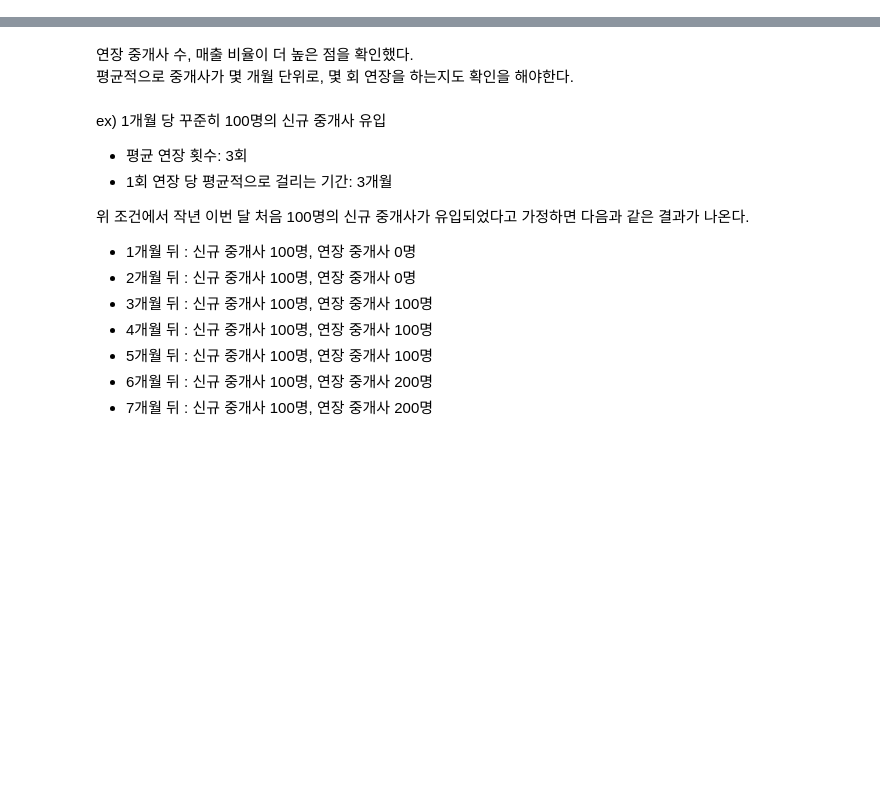
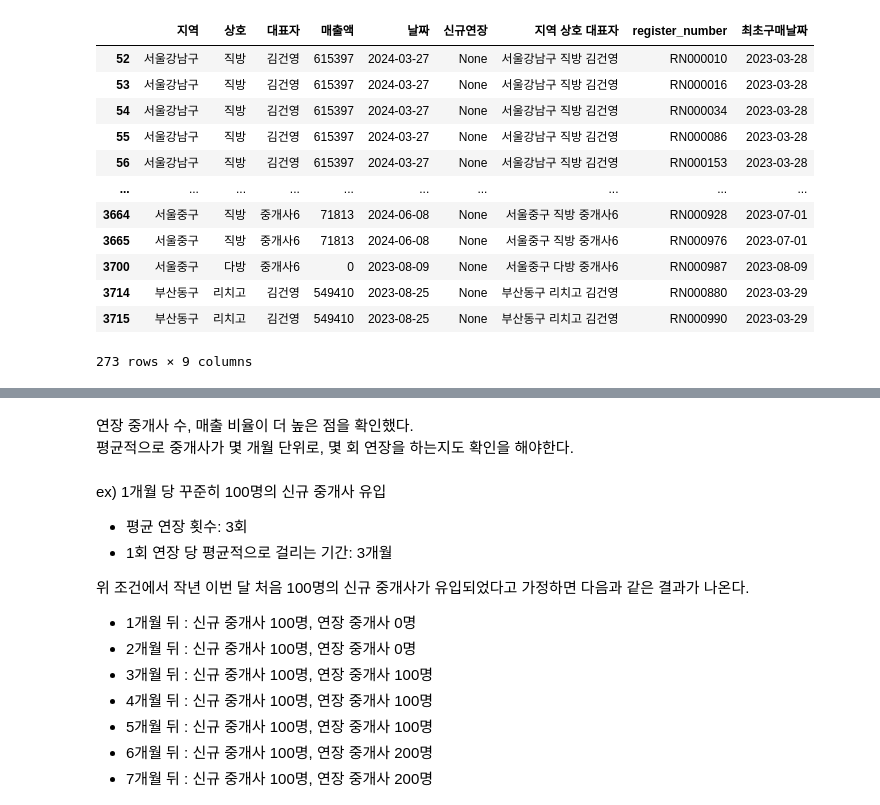
Before and after one commit to kunyoungkim/portfolio, a Jupyter notebook: event_taxonomy/sales_analysis.ipynb, the cells around one changed output, grey strips where cells are left out. Saved outputs shown, nothing was run; the diff lists cells and outputs as text; code cells hidden in the pictures; blank space fills up the shorter version.

```diff
--- a/event_taxonomy/sales_analysis.ipynb
+++ b/event_taxonomy/sales_analysis.ipynb
@@ -67,6 +283,0 @@ df
-# %%
-# '매출액' 열의 빈 문자열을 0으로 대체하고 '-' 기호 제거하고 쉼표(,) 제거한 후에 숫자형으로 변환
-df['매출액'] = df['매출액'].replace('', '0').str.replace(',', '').astype(int)
-
-# '신규연장' 컬럼이 null 값인 경우, '연장'으로 대체
-df['신규연장'] = df['신규연장'].fillna('연장')
@@ -72,0 +299,21 @@ df['신규연장'] = df['신규연장'].fillna('연장')
+# %%
+# 매출액 전처리 함수
+def preprocess_sales(sales):
+    try:
+        # 빈 문자열은 0으로 처리
+        if sales == '':
+            return 0
+        # 문자열일 경우 쉼표 제거 후 숫자로 변환
+        if isinstance(sales, str):
+            return int(sales.replace(',', ''))
+        # 이미 숫자인 경우 그대로 반환
+        return int(sales)
+    except ValueError:
+        # 변환 실패 시 NaN 반환
+        return np.nan
+
+# 매출액 열 전처리
+df['매출액'] = df['매출액'].apply(preprocess_sales)
+
+# 결과 출력
+print(df['매출액'])
@@ -72,0 +344,4 @@ df['신규연장'] = df['신규연장'].fillna('연장')
+# %%
+nan_agent_list = df.loc[df['신규연장'].isna(), '지역 상호 대표자'].unique().tolist()
+nan_agent_first_purchase_date = df.loc[df['지역 상호 대표자'].isin(nan_agent_list)].groupby(['지역 상호 대표자'])['날짜'].min().reset_index().rename(columns={'날짜':'최초구매날짜'})
+nan_agent_first_purchase_date
@@ -72,0 +362,17 @@ df['신규연장'] = df['신규연장'].fillna('연장')
+# %%
+df_merge_first_purchase = df.merge(nan_agent_first_purchase_date, how='left', on='지역 상호 대표자')
+df_merge_first_purchase.loc[(~df_merge_first_purchase['최초구매날짜'].isna()) & df_merge_first_purchase['신규연장'].isna()]
+# %% [output]
+|  | 지역 | 상호 | 대표자 | 매출액 | 날짜 | 신규연장 | 지역 상호 대표자 | register_number | 최초구매날짜 |
+| 52 | 서울강남구 | 직방 | 김건영 | 615397 | 2024-03-27 | None | 서울강남구 직방 김건영 | RN000010 | 2023-03-28 |
+| 53 | 서울강남구 | 직방 | 김건영 | 615397 | 2024-03-27 | None | 서울강남구 직방 김건영 | RN000016 | 2023-03-28 |
+| 54 | 서울강남구 | 직방 | 김건영 | 615397 | 2024-03-27 | None | 서울강남구 직방 김건영 | RN000034 | 2023-03-28 |
+| 55 | 서울강남구 | 직방 | 김건영 | 615397 | 2024-03-27 | None | 서울강남구 직방 김건영 | RN000086 | 2023-03-28 |
+| 56 | 서울강남구 | 직방 | 김건영 | 615397 | 2024-03-27 | None | 서울강남구 직방 김건영 | RN000153 | 2023-03-28 |
+| ... | ... | ... | ... | ... | ... | ... | ... | ... | ... |
+| 3664 | 서울중구 | 직방 | 중개사6 | 71813 | 2024-06-08 | None | 서울중구 직방 중개사6 | RN000928 | 2023-07-01 |
+| 3665 | 서울중구 | 직방 | 중개사6 | 71813 | 2024-06-08 | None | 서울중구 직방 중개사6 | RN000976 | 2023-07-01 |
+| 3700 | 서울중구 | 다방 | 중개사6 | 0 | 2023-08-09 | None | 서울중구 다방 중개사6 | RN000987 | 2023-08-09 |
+| 3714 | 부산동구 | 리치고 | 김건영 | 549410 | 2023-08-25 | None | 부산동구 리치고 김건영 | RN000880 | 2023-03-29 |
+| 3715 | 부산동구 | 리치고 | 김건영 | 549410 | 2023-08-25 | None | 부산동구 리치고 김건영 | RN000990 | 2023-03-29 |
+273 rows × 9 columns
```
Also changed, not shown: parts of 33 cells of this notebook.
